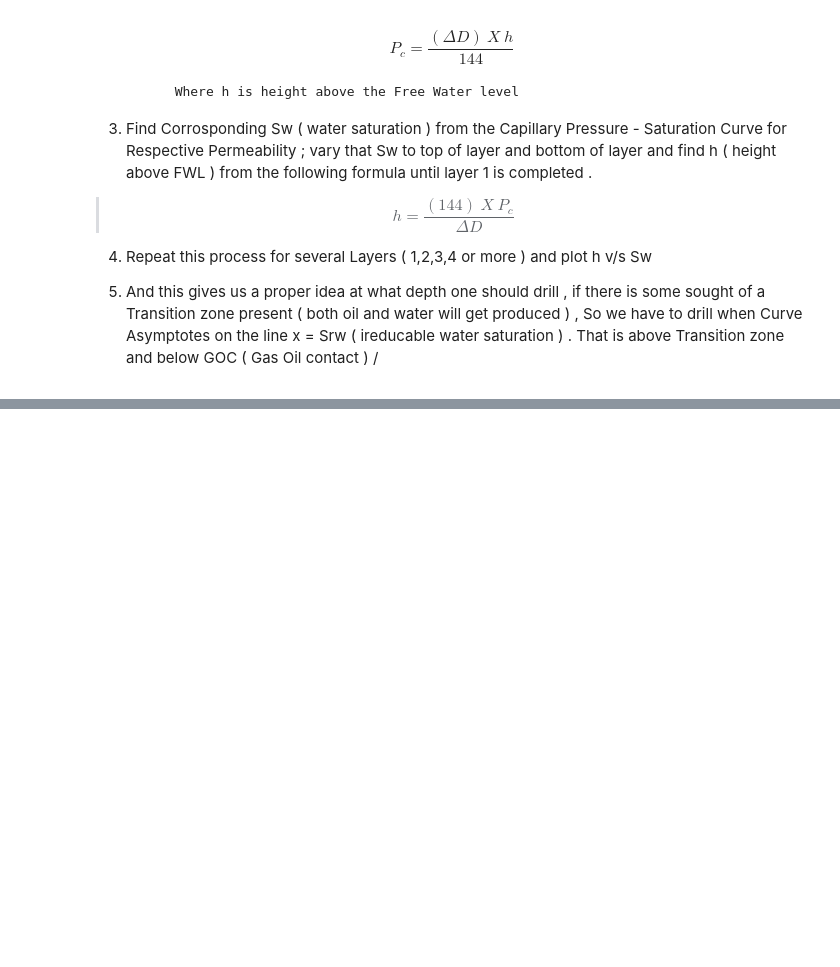
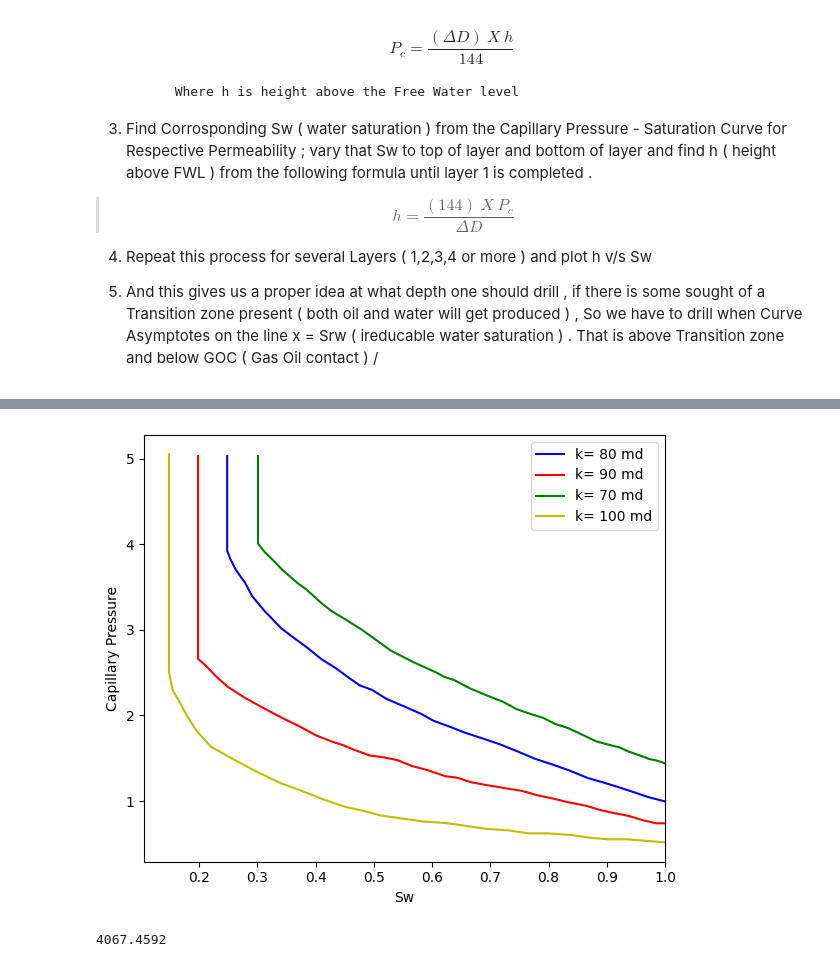
Before and after one commit to Madara123455/Energy-DA-for-Petroleum, a Jupyter notebook: Water_Saturation_Profiling_in_Layered_Reservoirs.ipynb, the cells around one changed output, grey strips where cells are left out. Saved outputs shown, nothing was run; the diff lists cells and outputs as text; code cells hidden in the pictures; blank space fills up the shorter version.

```diff
--- a/Water_Saturation_Profiling_in_Layered_Reservoirs.ipynb
+++ b/Water_Saturation_Profiling_in_Layered_Reservoirs.ipynb
@@ -59,0 +61,7 @@ $$ P_{c} = \frac{(\Delta D)\:X\:h}{144}$$
+# %%
+# Importing Capillary Pressure v/s Water Saturation data with different permeability :
+
+data = pd.read_csv('/content/Layered_reservoir_dataset.csv')
+df = pd.DataFrame(data)
+df.columns = df.columns.str.strip()
+df.head()
@@ -59,0 +75,26 @@ $$ P_{c} = \frac{(\Delta D)\:X\:h}{144}$$
+# %%
+plt.figure(figsize=(6,5))
+plt.plot(df['Sw_1'],df['Pc_1'] , color = 'b', label = 'k= 80 md')
+plt.plot(df['Sw_2'],df['Pc_2'] , color = 'r', label = 'k= 90 md')
+plt.plot(df['Sw_3'],df['Pc_3'] , color = 'g', label = 'k= 70 md')
+plt.plot(df['Sw_4'],df['Pc_4'] , color = 'y', label = 'k= 100 md')
+plt.xlabel('Sw')
+plt.ylabel('Capillary Pressure')
+plt.xlim(right=1)
+plt.tight_layout()
+plt.legend()
+plt.show()
+# %% [output]
+[figure, added]
+# %%
+# Calculating FWL (Free Water Level):
+# But first let us find Pd (Displacement pressure for Bottom Layer)
+Pd = 0
+for i in range(len(df)):
+  if df['Sw_4'][i] == 1.000:
+    Pd = df['Pc_4'][i]
+    break
+FWL = WOC + (144*float(Pd))/(D_w - D_o)
+FWL
+# %% [output]
+4067.4592
```
Also changed, not shown: parts of 11 cells of this notebook.
